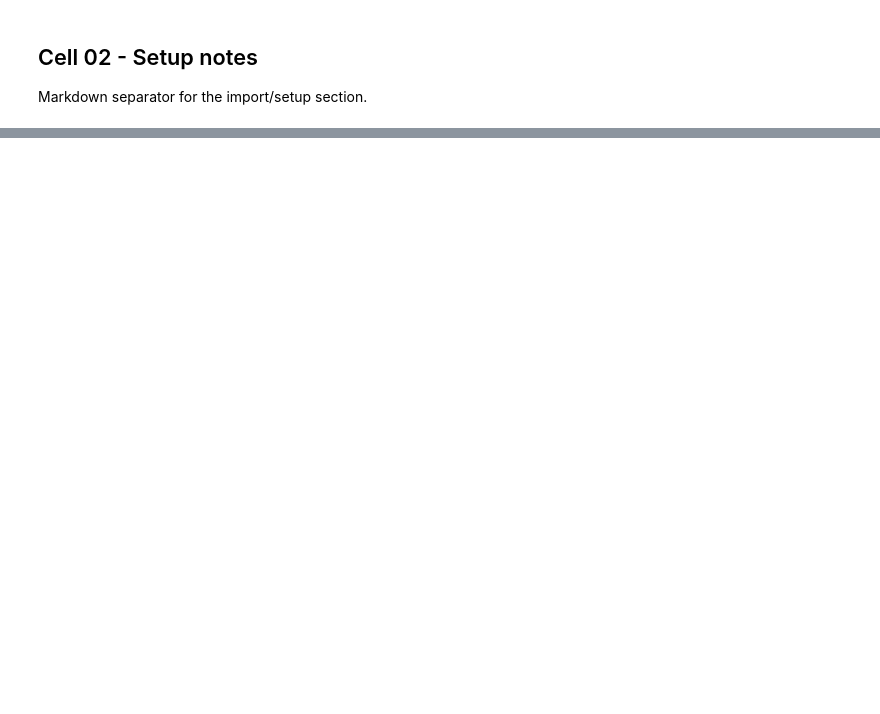
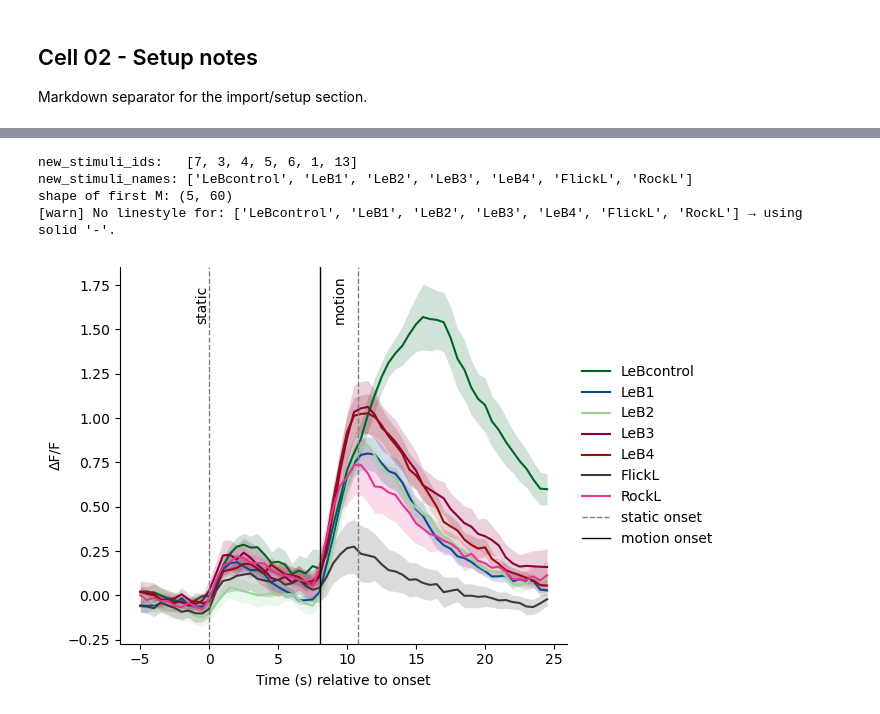
Before and after one commit to uribealej/social_filters, a Jupyter notebook: scripts/calcium_analysis/Exp5_map_positions_several.ipynb, the cells around one changed output, grey strips where cells are left out. Cells and saved outputs as stored; diff of their text form; code cells hidden in the pictures; blank space fills up the shorter version.

```diff
--- a/scripts/calcium_analysis/Exp5_map_positions_several.ipynb
+++ b/scripts/calcium_analysis/Exp5_map_positions_several.ipynb
@@ -909,0 +1858,56 @@ decision_matrix: (1665, 5)
+# %%
+# Cell 16 - Plot right means
+# Selects right-side stimuli and plots pooled normalized mean traces with stimulus styling.
+
+stim_order = [12,8,9,10,11,2,14]
+
+#stimuli_wanted = [0,1,2,3,4,7,8,9,5,6]  # positions in the list (0-based!)
+#stimuli_wanted = [11,7,8,9,10,1,13] ## rigth
+stimuli_wanted = [6,2,3,4,5,0,12] ## left
+M = {}  # new dict with selected mean_traces
+new_stimuli_ids = []  # new list of ids
+new_stimuli_names = []  # new list of names
+
+for pos in stimuli_wanted:
+    # id in your list at that position
+    stim_id = stimuli_ids[pos]
+    stim_name = stimuli_names[pos]
+
+    # take the correct array from the dict
+    M[stim_id] = concat_mean_all_neurons_norm[stim_id]
+
+    # store id and name in new lists
+    new_stimuli_ids.append(stim_id)
+    new_stimuli_names.append(stim_name)
+
+print("new_stimuli_ids:  ", new_stimuli_ids)
+print("new_stimuli_names:", new_stimuli_names)
+# example: check one of the matrices
+print("shape of first M:", M[new_stimuli_ids[0]].shape)
+
+
+fig, ax, used_colors, out_path = plott.plot_stimulus_means(
+    mean_traces=M,
+    stimuli_ids=new_stimuli_ids,
+    stimuli_names=new_stimuli_names,
+    title_prefix="",
+    fps_2p=fps_2p,
+    t_post_s=t_post_s,
+    t_pre_s=t_pre_s,
+    stimuli_durations= stimuli_durations,
+    plots_path=None,       # Path object or str
+    prefix=None,               # e.g., "exp12_mouseA"
+    dpi=600,
+    save=False,
+    stimuli_colors=stimuli_colors,            # <— pass styles here
+    stimuli_linestyles=stimuli_linestyles,
+    close_after=False,
+    kept_cells = None,
+    comment="jhghjg" # for saving
+)
+# %% [output]
+new_stimuli_ids:   [7, 3, 4, 5, 6, 1, 13]
+new_stimuli_names: ['LeBcontrol', 'LeB1', 'LeB2', 'LeB3', 'LeB4', 'FlickL', 'RockL']
+shape of first M: (5, 60)
+[warn] No linestyle for: ['LeBcontrol', 'LeB1', 'LeB2', 'LeB3', 'LeB4', 'FlickL', 'RockL'] → using solid '-'.
+[figure, added]
```
Also changed, not shown: parts of 45 cells of this notebook, 6 other files.
